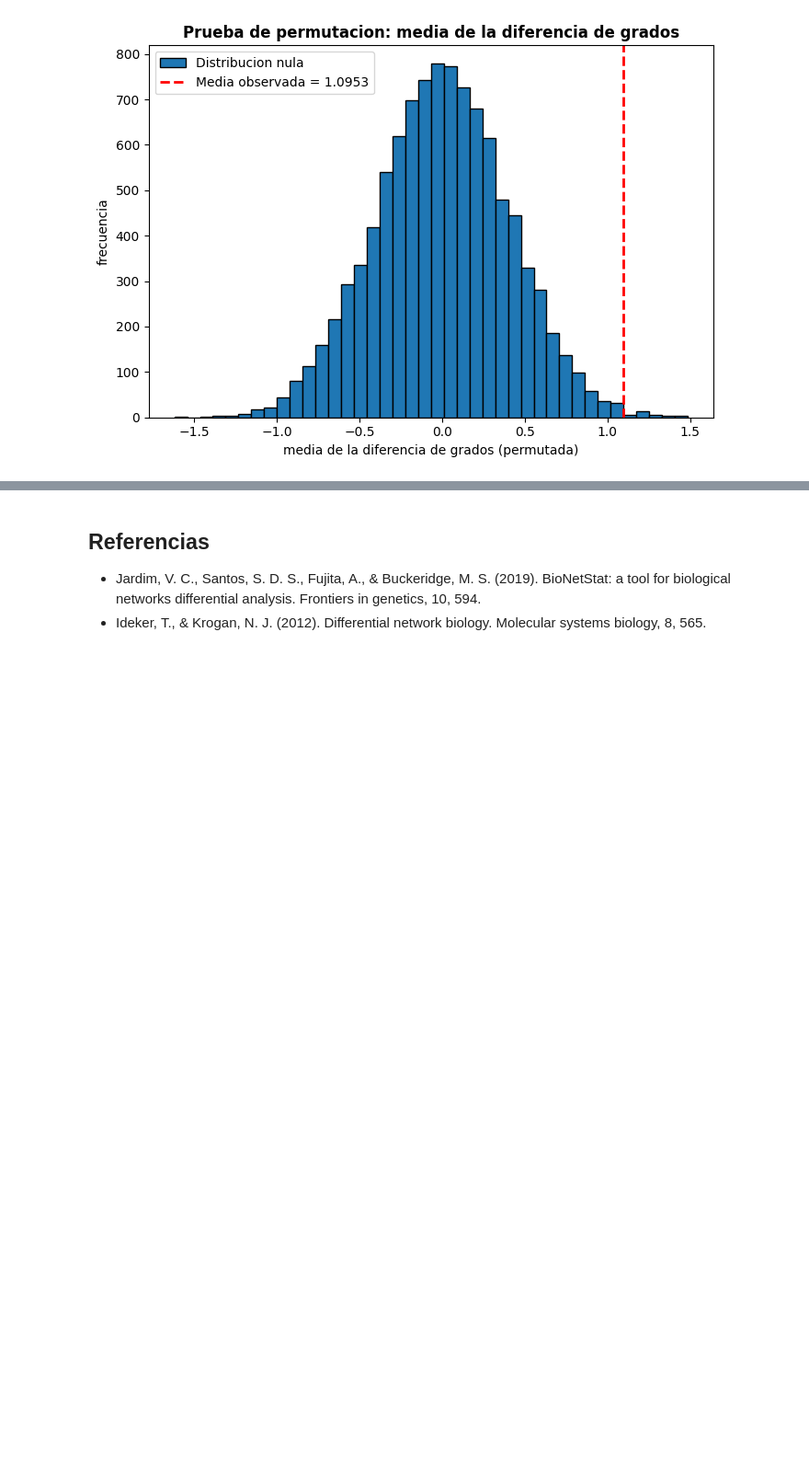
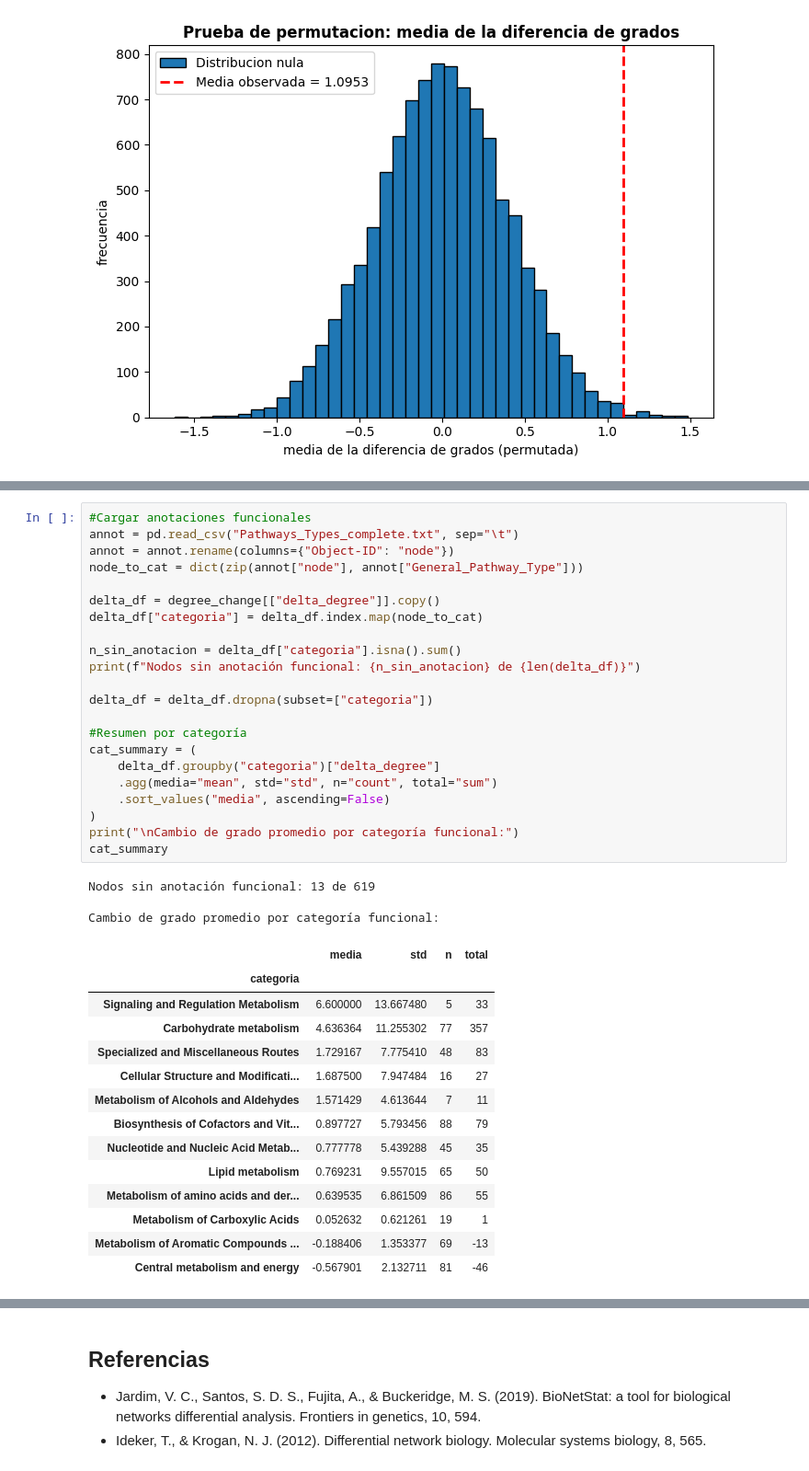
Before and after one commit to rubal501/redes-metagenomica, a Jupyter notebook: analisis.ipynb, the cells around one changed output, grey strips where cells are left out. Shown at 92% size. Cells and saved outputs as stored; diff of their text form; blank space fills up the shorter version.

```diff
--- a/analisis.ipynb
+++ b/analisis.ipynb
@@ -333,0 +405,40 @@ p-value (10,000 permutaciones)    : 0.0067
+# %%
+#Cargar anotaciones funcionales
+annot = pd.read_csv("Pathways_Types_complete.txt", sep="\t")
+annot = annot.rename(columns={"Object-ID": "node"})
+node_to_cat = dict(zip(annot["node"], annot["General_Pathway_Type"]))
+
+delta_df = degree_change[["delta_degree"]].copy()
+delta_df["categoria"] = delta_df.index.map(node_to_cat)
+
+n_sin_anotacion = delta_df["categoria"].isna().sum()
+print(f"Nodos sin anotación funcional: {n_sin_anotacion} de {len(delta_df)}")
+
+delta_df = delta_df.dropna(subset=["categoria"])
+
+#Resumen por categoría
+cat_summary = (
+    delta_df.groupby("categoria")["delta_degree"]
+    .agg(media="mean", std="std", n="count", total="sum")
+    .sort_values("media", ascending=False)
+)
+print("\nCambio de grado promedio por categoría funcional:")
+cat_summary
+# %% [output]
+Nodos sin anotación funcional: 13 de 619
+
+Cambio de grado promedio por categoría funcional:
+|  | media | std | n | total |
+| categoria |  |  |  |  |
+| Signaling and Regulation Metabolism | 6.600000 | 13.667480 | 5 | 33 |
+| Carbohydrate metabolism | 4.636364 | 11.255302 | 77 | 357 |
+| Specialized and Miscellaneous Routes | 1.729167 | 7.775410 | 48 | 83 |
+| Cellular Structure and Modificati... | 1.687500 | 7.947484 | 16 | 27 |
+| Metabolism of Alcohols and Aldehydes | 1.571429 | 4.613644 | 7 | 11 |
+| Biosynthesis of Cofactors and Vit... | 0.897727 | 5.793456 | 88 | 79 |
+| Nucleotide and Nucleic Acid Metab... | 0.777778 | 5.439288 | 45 | 35 |
+| Lipid metabolism | 0.769231 | 9.557015 | 65 | 50 |
+| Metabolism of amino acids and der... | 0.639535 | 6.861509 | 86 | 55 |
+| Metabolism of Carboxylic Acids | 0.052632 | 0.621261 | 19 | 1 |
+| Metabolism of Aromatic Compounds ... | -0.188406 | 1.353377 | 69 | -13 |
+| Central metabolism and energy | -0.567901 | 2.132711 | 81 | -46 |
```
Also changed, not shown: parts of 11 cells of this notebook, 3 other files.
